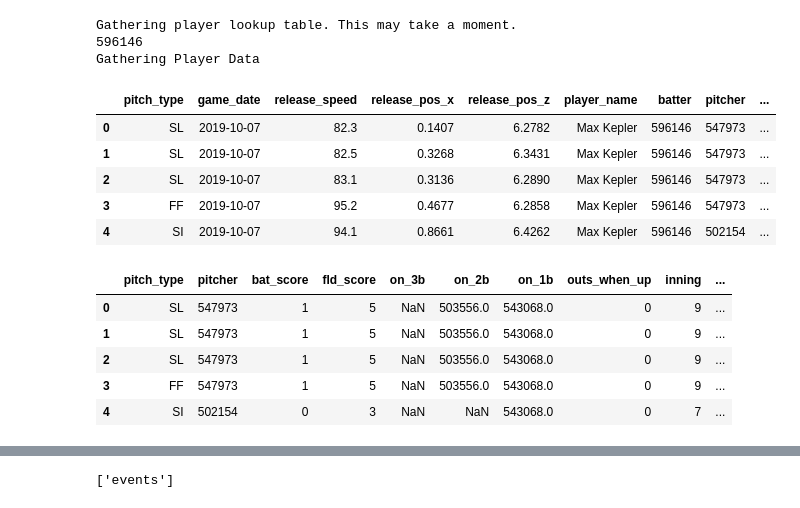
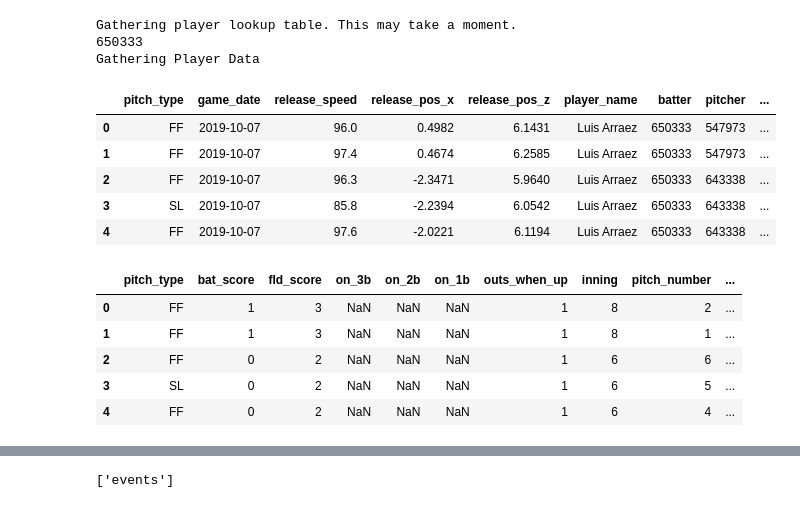
Before and after one commit to parkererickson/baseballDataScience, a Jupyter notebook: Hit Prediction.ipynb, the cells around one changed output, grey strips where cells are left out. Saved outputs shown, nothing was run; the diff lists cells and outputs as text; code cells hidden in the pictures.

```diff
--- a/Hit Prediction.ipynb
+++ b/Hit Prediction.ipynb
@@ -7,28 +7,28 @@ import numpy as np
 
 pd.set_option('display.max_columns', None)
 # %%
-pid = playerid_lookup("kepler", "max")["key_mlbam"][0]
+pid = playerid_lookup("arraez", "luis")["key_mlbam"][0]
 print(pid)
-data = statcast_batter("2017-03-29", "2019-10-30", player_id=pid)
+data = statcast_batter("2019-03-29", "2019-10-30", player_id=pid)
 data.head()
 # %% [output]
 Gathering player lookup table. This may take a moment.
-596146
+650333
 Gathering Player Data
 |  | pitch_type | game_date | release_speed | release_pos_x | release_pos_z | player_name | batter | pitcher | ... |
-| 0 | SL | 2019-10-07 | 82.3 | 0.1407 | 6.2782 | Max Kepler | 596146 | 547973 | ... |
-| 1 | SL | 2019-10-07 | 82.5 | 0.3268 | 6.3431 | Max Kepler | 596146 | 547973 | ... |
-| 2 | SL | 2019-10-07 | 83.1 | 0.3136 | 6.2890 | Max Kepler | 596146 | 547973 | ... |
-| 3 | FF | 2019-10-07 | 95.2 | 0.4677 | 6.2858 | Max Kepler | 596146 | 547973 | ... |
-| 4 | SI | 2019-10-07 | 94.1 | 0.8661 | 6.4262 | Max Kepler | 596146 | 502154 | ... |
+| 0 | FF | 2019-10-07 | 96.0 | 0.4982 | 6.1431 | Luis Arraez | 650333 | 547973 | ... |
+| 1 | FF | 2019-10-07 | 97.4 | 0.4674 | 6.2585 | Luis Arraez | 650333 | 547973 | ... |
+| 2 | FF | 2019-10-07 | 96.3 | -2.3471 | 5.9640 | Luis Arraez | 650333 | 643338 | ... |
+| 3 | SL | 2019-10-07 | 85.8 | -2.2394 | 6.0542 | Luis Arraez | 650333 | 643338 | ... |
+| 4 | FF | 2019-10-07 | 97.6 | -2.0221 | 6.1194 | Luis Arraez | 650333 | 643338 | ... |
 # %%
-data = data[["pitch_type", "pitcher", "bat_score", "fld_score", "on_3b", "on_2b", "on_1b", "outs_when_up", "inning", "inning_topbot", "pitch_number", "p_throws", "balls", "strikes", "stand", "release_speed", "zone", "events"]]
+data = data[["pitch_type", "bat_score", "fld_score", "on_3b", "on_2b", "on_1b", "outs_when_up", "inning", "pitch_number", "p_throws", "balls", "strikes", "stand", "release_speed", "events"]]
 data.head()
 # %% [output]
-|  | pitch_type | pitcher | bat_score | fld_score | on_3b | on_2b | on_1b | outs_when_up | inning | ... |
-| 0 | SL | 547973 | 1 | 5 | NaN | 503556.0 | 543068.0 | 0 | 9 | ... |
-| 1 | SL | 547973 | 1 | 5 | NaN | 503556.0 | 543068.0 | 0 | 9 | ... |
-| 2 | SL | 547973 | 1 | 5 | NaN | 503556.0 | 543068.0 | 0 | 9 | ... |
-| 3 | FF | 547973 | 1 | 5 | NaN | 503556.0 | 543068.0 | 0 | 9 | ... |
-| 4 | SI | 502154 | 0 | 3 | NaN | NaN | 543068.0 | 0 | 7 | ... |
+|  | pitch_type | bat_score | fld_score | on_3b | on_2b | on_1b | outs_when_up | inning | pitch_number | ... |
+| 0 | FF | 1 | 3 | NaN | NaN | NaN | 1 | 8 | 2 | ... |
+| 1 | FF | 1 | 3 | NaN | NaN | NaN | 1 | 8 | 1 | ... |
+| 2 | FF | 0 | 2 | NaN | NaN | NaN | 1 | 6 | 6 | ... |
+| 3 | SL | 0 | 2 | NaN | NaN | NaN | 1 | 6 | 5 | ... |
+| 4 | FF | 0 | 2 | NaN | NaN | NaN | 1 | 6 | 4 | ... |
 # %%
```
Also changed, not shown: parts of 18 cells of this notebook, 2 other files.
